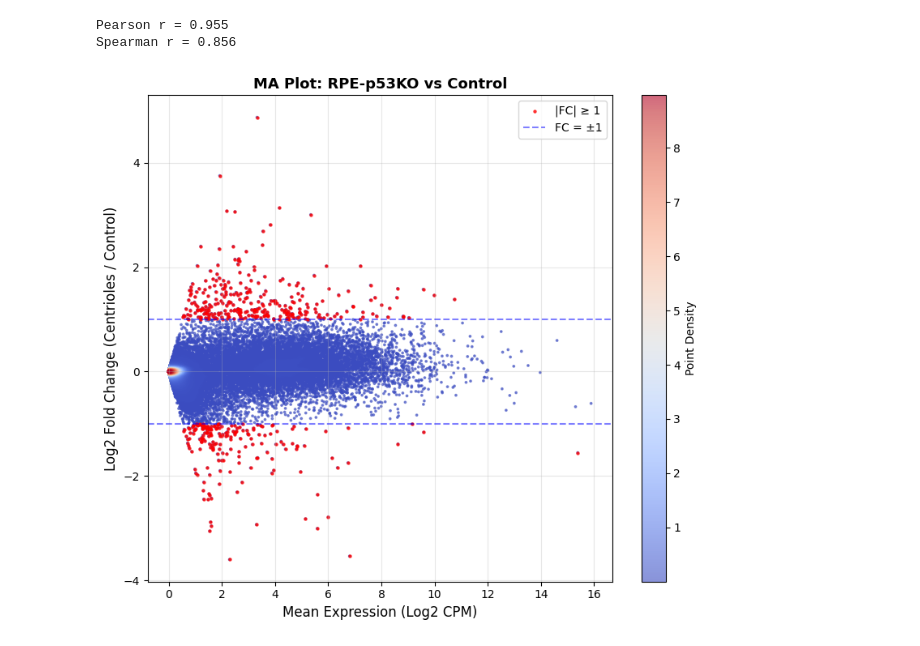
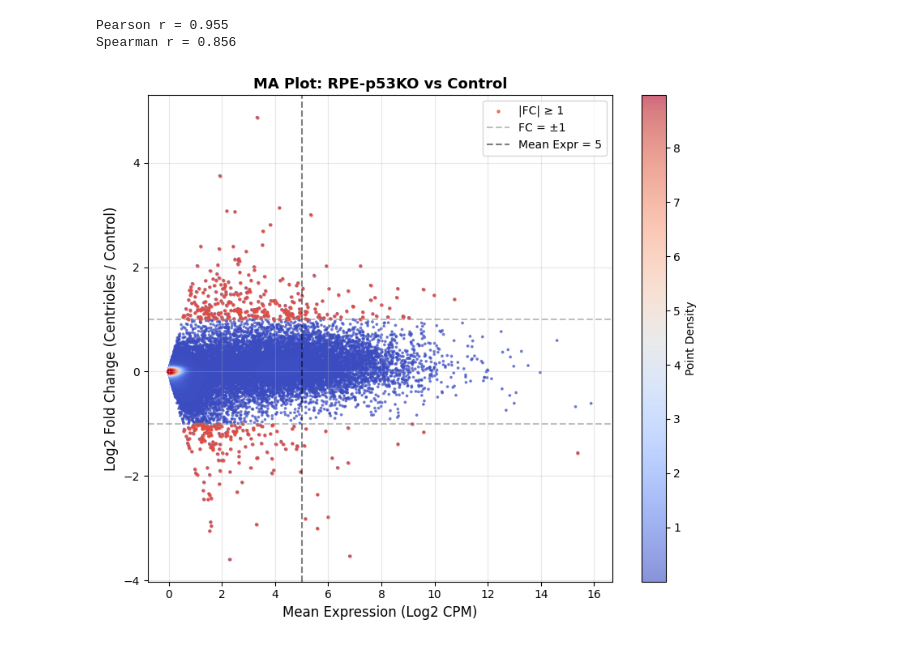
Before and after one commit to NicoNiCoN11/SeqAna_Pipe, a Jupyter notebook: variation_between_replicates.ipynb, the cells around one changed output. Saved outputs shown, nothing was run; the diff lists cells and outputs as text; code cells hidden in the pictures.

```diff
--- a/variation_between_replicates.ipynb
+++ b/variation_between_replicates.ipynb
@@ -315,28 +322,29 @@ significant_genes.to_csv('/home/jiguo/SeqAna_Pipe/significant_genes_RPE-p53KO_vs
 # %%
 
 fig, ax1 = plt.subplots(1, 1, figsize=(8, 7))
 
 # === MA Plot with Density ===
 idx = z.argsort()
 x, y, z_sorted = mean_expr.iloc[idx], fold_change.iloc[idx], z[idx]
 
 scatter = ax1.scatter(x, y, c=z_sorted, s=3, cmap='coolwarm', alpha=0.6)
 # highlight the significant points
 significant = fold_change.abs() >= 1
 ax1.scatter(mean_expr[significant], fold_change[significant],
-            color='red', s=5, alpha=0.7, label='|FC| ≥ 1')
+            color='#E74C3C', s=5, alpha=0.7, label='|FC| ≥ 1')
 plt.colorbar(scatter, ax=ax1, label='Point Density')
 
-ax1.axhline(1, color='blue', linestyle='--', linewidth=1.5, alpha=0.5, label='FC = ±1')
-ax1.axhline(-1, color='blue', linestyle='--', linewidth=1.5, alpha=0.5)
-
+ax1.axhline(1, color='gray', linestyle='--', linewidth=1.5, alpha=0.5, label='FC = ±1')
+ax1.axhline(-1, color='gray', linestyle='--', linewidth=1.5, alpha=0.5)
+# show the threshold lines x >= 5 , y >= 1
+ax1.axvline(5, color='black', linestyle='--', linewidth=1.5, alpha=0.5, label='Mean Expr = 5')
 ax1.set_xlabel('Mean Expression (Log2 CPM)', fontsize=12)
 ax1.set_ylabel('Log2 Fold Change (Centrioles / Control)', fontsize=12)
 ax1.set_title('MA Plot: RPE-p53KO vs Control', fontsize=13, fontweight='bold')
 ax1.legend()
 ax1.grid(True, alpha=0.3)
 
 plt.tight_layout()
 plt.show()
 # %% [output]
-[figure, old version]
+[figure, new version]
```
Also changed, not shown: parts of 12 cells of this notebook, 3 other files.
